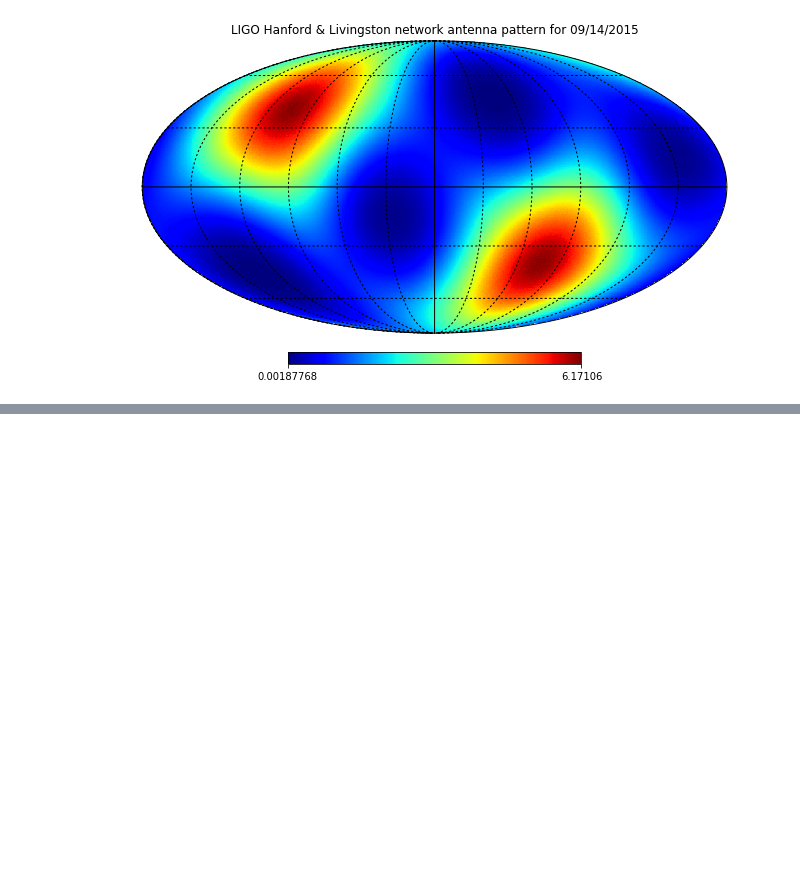
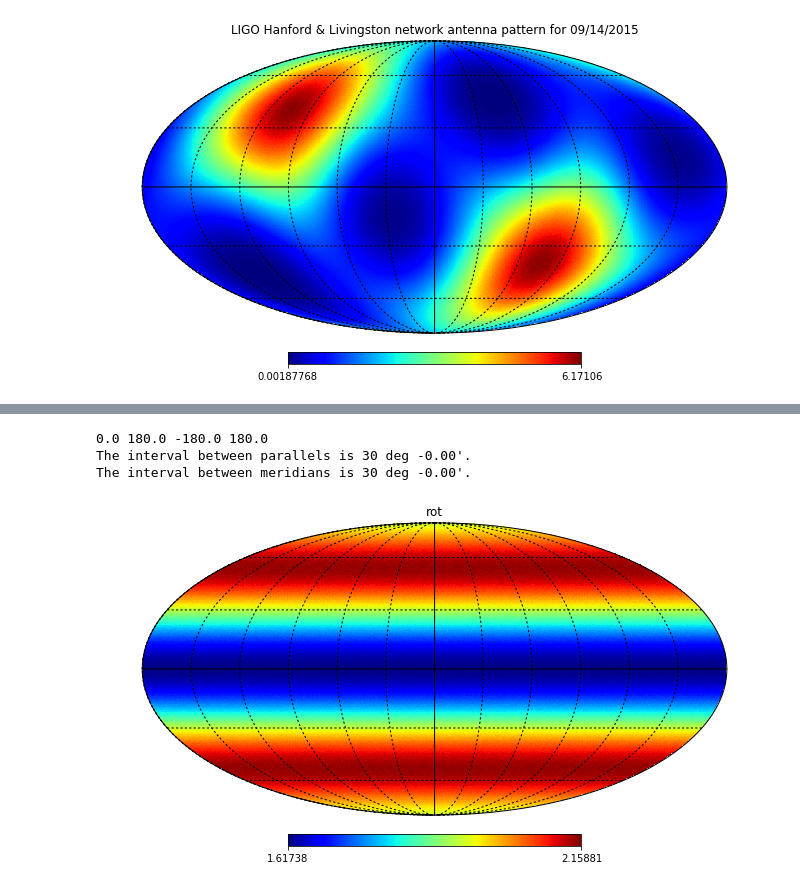
Before and after one commit to kperezsa/BNS-MergerRates, a Jupyter notebook: LIGO probability maps.ipynb, the cells around one changed output, grey strips where cells are left out. Drawn from its saved outputs; the diff is of its cells as text; code cells hidden in the pictures; blank space fills up the shorter version.

```diff
--- a/LIGO probability maps.ipynb
+++ b/LIGO probability maps.ipynb
@@ -102,0 +67,19 @@ TypeError: unsupported operand type(s) for *: 'NoneType' and 'NoneType'
+# %%
+def rotateMap(angle):
+    r=hp.rotator.Rotator(rot=((1/12)*angle*np.pi,0,0), deg=False, eulertype='ZYX')
+    theta2,phi2=r(theta,phi)
+    jpix=hp.pixelfunc.ang2pix(128,theta2,phi2)
+    mymap=chenMap[jpix]
+    return mymap
+# %%
+sumMap=chenMap
+for i in range(1,24):
+    sumMap=sumMap+rotateMap(i)
+dayMap=sumMap/24
+hp.mollview(dayMap, title="rot",flip='geo',cmap=cool_cmap)
+hp.graticule()
+# %% [output]
+0.0 180.0 -180.0 180.0
+The interval between parallels is 30 deg -0.00'.
+The interval between meridians is 30 deg -0.00'.
+[figure, added]
```
Also changed, not shown: parts of 7 cells of this notebook.
